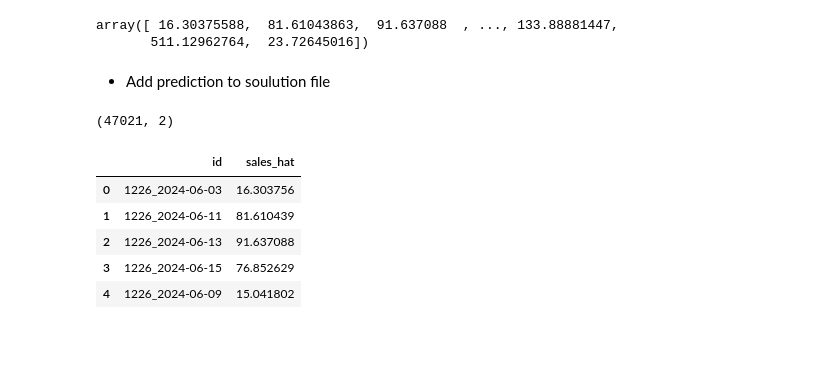
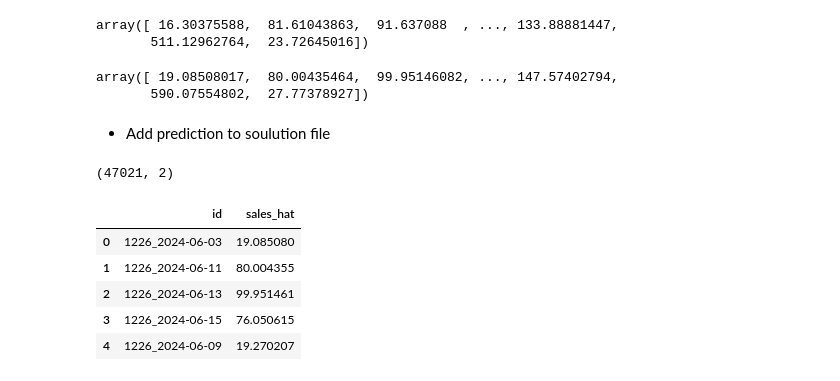
Before and after one commit to TranDat24318791998/Udacity_Rohlik_Sales_Forecasting, a Jupyter notebook: end_to_end_flow.ipynb, the cells around one changed output. Saved outputs shown, nothing was run; the diff lists cells and outputs as text; code cells hidden in the pictures; blank space fills up the shorter version.

```diff
--- a/end_to_end_flow.ipynb
+++ b/end_to_end_flow.ipynb
@@ -466,30 +474,35 @@ model_5 = lgb.Booster(model_file='save_models/model_5.txt')
 # %%
 X_test = data_processing(test_df, calendar_df, inventory_df)
 # %%
-y_hat_1 = model_1.predict(X_test, num_iteration=model.best_iteration)
-y_hat_2 = model_2.predict(X_test, num_iteration=model.best_iteration)
-y_hat_3 = model_3.predict(X_test, num_iteration=model.best_iteration)
-y_hat_4 = model_4.predict(X_test, num_iteration=model.best_iteration)
-y_hat_5 = model_5.predict(X_test, num_iteration=model.best_iteration)
+y_hat_1 = model_1.predict(X_test, num_iteration=model_1.best_iteration)
+y_hat_2 = model_2.predict(X_test, num_iteration=model_2.best_iteration)
+y_hat_3 = model_3.predict(X_test, num_iteration=model_3.best_iteration)
+y_hat_4 = model_4.predict(X_test, num_iteration=model_4.best_iteration)
+y_hat_5 = model_5.predict(X_test, num_iteration=model_5.best_iteration)
 # %%
 y_ensemble = (y_hat_1 + y_hat_2 + y_hat_3 + y_hat_4 + y_hat_5)/5
 y_ensemble
 # %% [output]
 array([ 16.30375588,  81.61043863,  91.637088  , ..., 133.88881447,
        511.12962764,  23.72645016])
+# %%
+y_hat_1
+# %% [output]
+array([ 19.08508017,  80.00435464,  99.95146082, ..., 147.57402794,
+       590.07554802,  27.77378927])
 # %% [markdown]
 * Add prediction to soulution file
 # %%
 solution = pd.read_csv(data_root + '/solution.csv')
-solution['sales_hat'] = y_ensemble
+solution['sales_hat'] = y_hat_1
 print(solution.shape)
 solution.head()
 # %% [output]
 (47021, 2)
 |  | id | sales_hat |
-| 0 | 1226_2024-06-03 | 16.303756 |
-| 1 | 1226_2024-06-11 | 81.610439 |
-| 2 | 1226_2024-06-13 | 91.637088 |
-| 3 | 1226_2024-06-15 | 76.852629 |
-| 4 | 1226_2024-06-09 | 15.041802 |
+| 0 | 1226_2024-06-03 | 19.085080 |
+| 1 | 1226_2024-06-11 | 80.004355 |
+| 2 | 1226_2024-06-13 | 99.951461 |
+| 3 | 1226_2024-06-15 | 76.050615 |
+| 4 | 1226_2024-06-09 | 19.270207 |
 # %%
```
Also changed, not shown: parts of 4 cells of this notebook, 2 other files.
